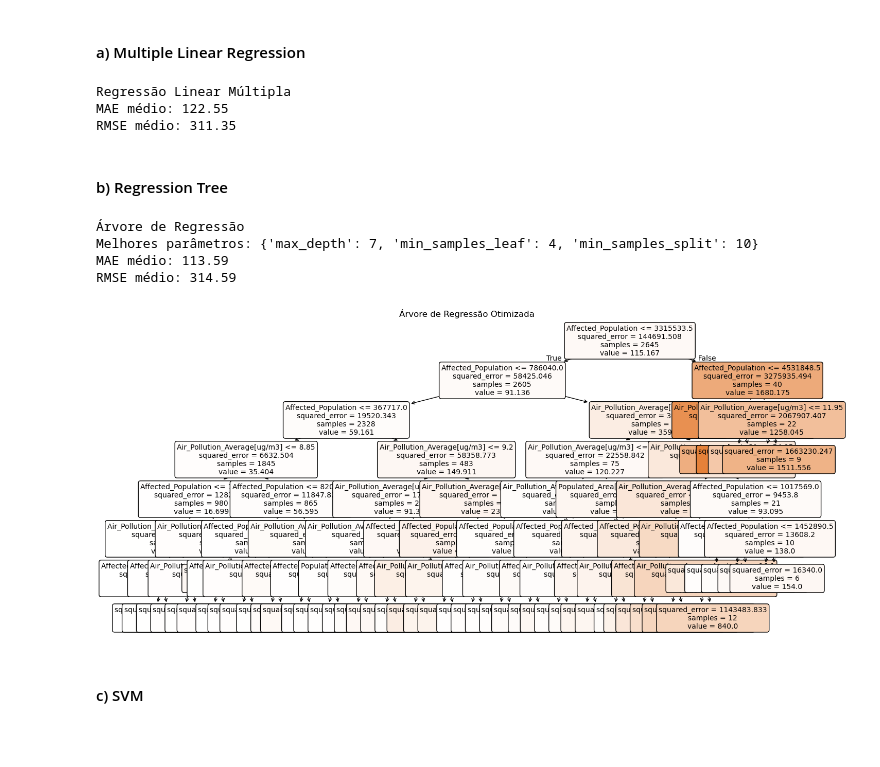
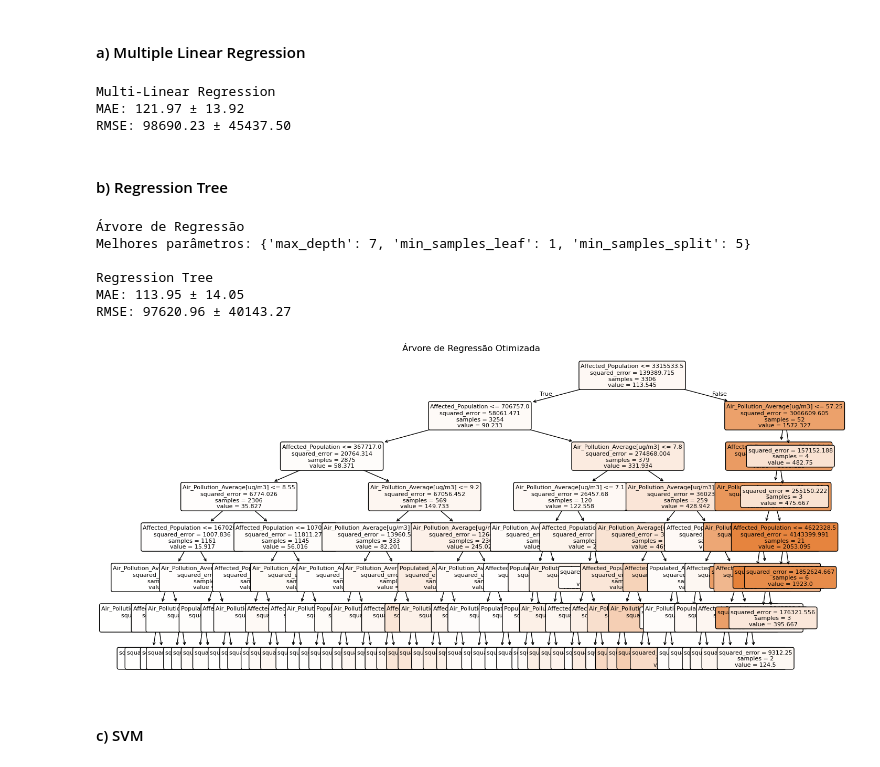
Before and after one commit to Joao-Cardo/anadi-24-25-3di-g13-2, a Jupyter notebook: scripts/airpol_data.ipynb, the cells around one changed output. Cells and saved outputs as stored; diff of their text form; code cells hidden in the pictures; blank space fills up the shorter version.

Commit message:
New graph, corrected things in the correlation area and created a generic function for model evaluation

```diff
--- a/scripts/airpol_data.ipynb
+++ b/scripts/airpol_data.ipynb
@@ -281,83 +309,75 @@ Raiz Quadrada do Erro Médio (RMSE): 308.99
 # %% [markdown]
 ### 3) k-fold cross validation - prediction methods
+# %%
+# Array to save the results for later comparison
+results = {'Model': [], 'MAE': [], 'RMSE': []}
+
+# Generic function to evaluate models
+def evaluate_model(model, name, X, y):
+    kf = KFold(n_splits=10, shuffle=True, random_state=42)
+
+    mae_scores = -cross_val_score(model, X, y, cv=kf, scoring='neg_mean_absolute_error')
+    rmse_scores = -cross_val_score(model, X, y, cv=kf, scoring='neg_mean_squared_error')
+
+    results['Model'].append(name)
+    results['MAE'].append(mae_scores.mean())
+    results['RMSE'].append(rmse_scores.mean())
+
+    print(f"\n{name}")
+    print(f"MAE: {mae_scores.mean():.2f} ± {mae_scores.std():.2f}")
+    print(f"RMSE: {rmse_scores.mean():.2f} ± {rmse_scores.std():.2f}")
+
+    model.fit(X, y)
+    return model
 # %% [markdown]
 #### a) Multiple Linear Regression
 # %%
 # Selection of predictor variable for MLR
-features = ['Affected_Population', 'Populated_Area[km2]', 'Air_Pollution_Average[ug/m3]']
-X = df_se[features].values
+X = df_se[numericFeatures].values
 y = df_se['Premature_Deaths'].values
 
-kf = KFold(n_splits=5, shuffle=True, random_state=42)
+# MLR
+mlr = evaluate_model(LinearRegression(), 'Multi-Linear Regression', X, y)
+# %% [output]
+Multi-Linear Regression
+MAE: 121.97 ± 13.92
+RMSE: 98690.23 ± 45437.50
-# %%
-maes_lr = []
-rmses_lr = []
-
-for train_idx, test_idx in kf.split(X):
-    X_train, X_test = X[train_idx], X[test_idx]
-    y_train, y_test = y[train_idx], y[test_idx]
-
-    lr = LinearRegression()
-    lr.fit(X_train, y_train)
-    y_pred = lr.predict(X_test)
-
-    maes_lr.append(mean_absolute_error(y_test, y_pred))
-    rmses_lr.append(np.sqrt(mean_squared_error(y_test, y_pred)))
-
-print("Regressão Linear Múltipla")
-print(f"MAE médio: {np.mean(maes_lr):.2f}")
-print(f"RMSE médio: {np.mean(rmses_lr):.2f}")
-# %% [output]
-Regressão Linear Múltipla
-MAE médio: 122.55
-RMSE médio: 311.35
 # %% [markdown]
 #### b) Regression Tree
 # %%
 # --- b) Árvore de Regressão com otimização de parâmetros ---
 
 param_grid = {
     'max_depth': [3, 5, 7, 10, None],
     'min_samples_split': [2, 5, 10],
     'min_samples_leaf': [1, 2, 4]
 }
 
 dt = DecisionTreeRegressor(random_state=42)
 grid_search = GridSearchCV(dt, param_grid, cv=kf, scoring='neg_mean_squared_error')
 grid_search.fit(X, y)
 
 best_dt = grid_search.best_estimator_
 
 print("\nÁrvore de Regressão")
 print(f"Melhores parâmetros: {grid_search.best_params_}")
 
 # Avaliação da melhor árvore com K-Fold
-maes_dt = []
-rmses_dt = []
-for train_idx, test_idx in kf.split(X):
-    X_train, X_test = X[train_idx], X[test_idx]
-    y_train, y_test = y[train_idx], y[test_idx]
-
-    best_dt.fit(X_train, y_train)
-    y_pred = best_dt.predict(X_test)
-
-    maes_dt.append(mean_absolute_error(y_test, y_pred))
-    rmses_dt.append(np.sqrt(mean_squared_error(y_test, y_pred)))
-
-print(f"MAE médio: {np.mean(maes_dt):.2f}")
-print(f"RMSE médio: {np.mean(rmses_dt):.2f}")
+tree = evaluate_model(DecisionTreeRegressor(random_state=42), 'Regression Tree', X, y)
 
 # Visualizar a árvore
 plt.figure(figsize=(16,8))
-plot_tree(best_dt, feature_names=features, filled=True, rounded=True, fontsize=10)
+plot_tree(best_dt, feature_names=numericFeatures, filled=True, rounded=True, fontsize=8)
 plt.title("Árvore de Regressão Otimizada")
 plt.show()
 # %% [output]
 Árvore de Regressão
-Melhores parâmetros: {'max_depth': 7, 'min_samples_leaf': 4, 'min_samples_split': 10}
-MAE médio: 113.59
-RMSE médio: 314.59
+Melhores parâmetros: {'max_depth': 7, 'min_samples_leaf': 1, 'min_samples_split': 5}
+
+Regression Tree
+MAE: 113.95 ± 14.05
+RMSE: 97620.96 ± 40143.27
-[figure, old version]
+[figure, new version]
 # %% [markdown]
 #### c) SVM
 # %%
```
Also changed, not shown: parts of 14 cells of this notebook.
